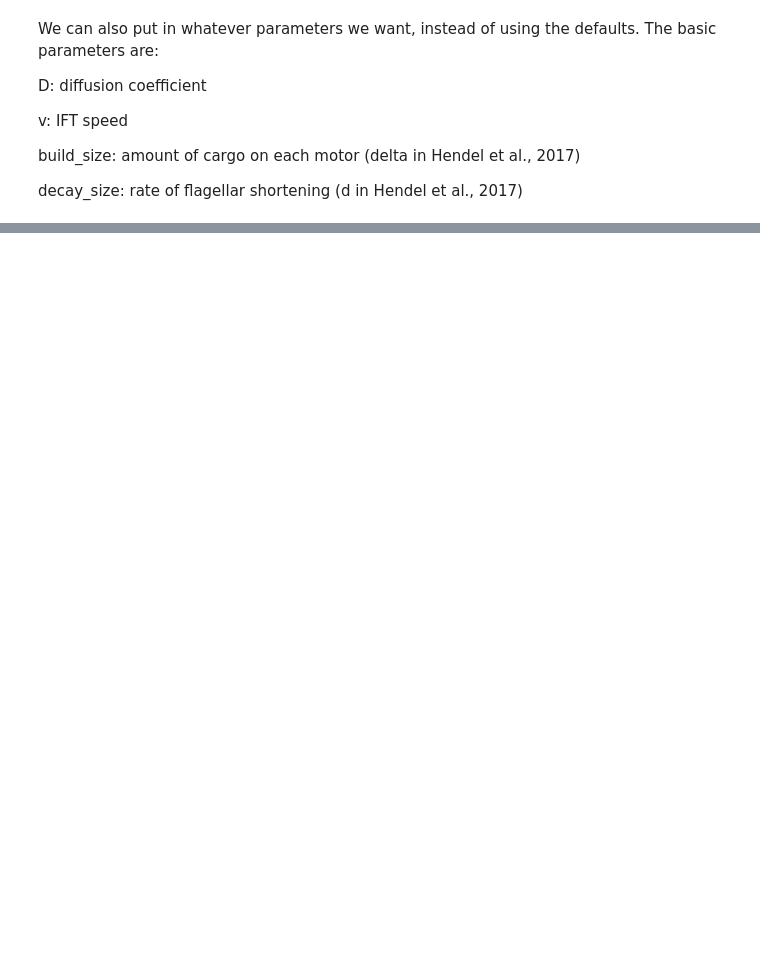
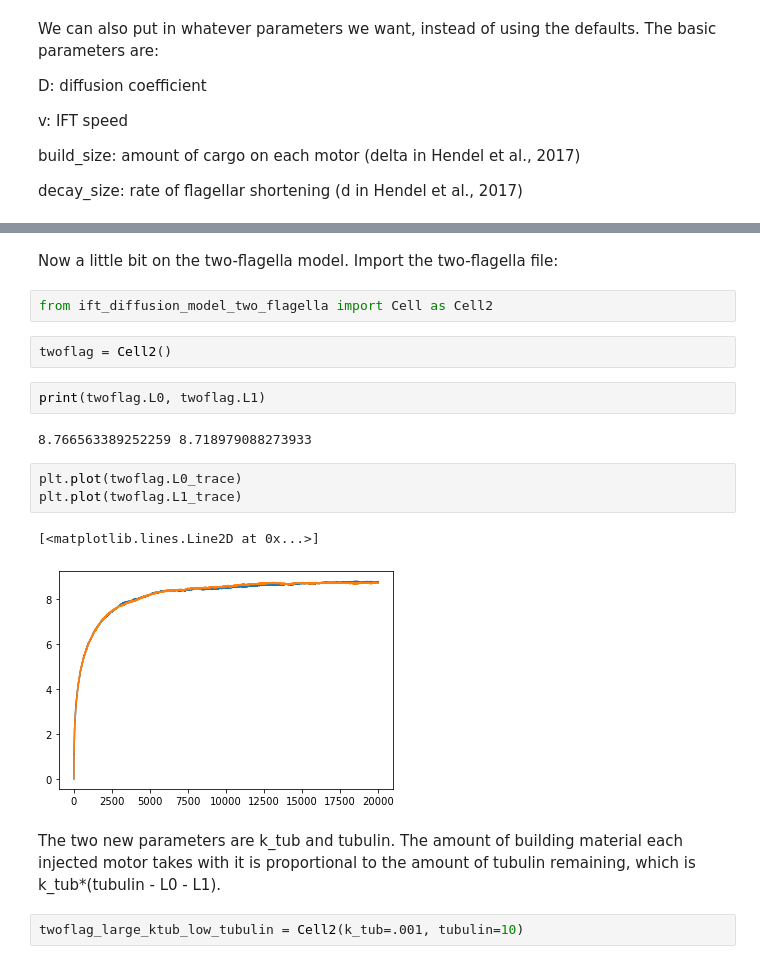
Before and after one commit to nathendel/IFT_diffusion_model, a Jupyter notebook: diffusion_model_tutorial.ipynb, the cells around one changed output, grey strips where cells are left out. Saved outputs shown, nothing was run; the diff lists cells and outputs as text; blank space fills up the shorter version.

```diff
--- a/diffusion_model_tutorial.ipynb
+++ b/diffusion_model_tutorial.ipynb
@@ -59,0 +145,20 @@ Text(0, 0.5, 'steady-state length (um)')
+# %% [markdown]
+Now a little bit on the two-flagella model. Import the two-flagella file:
+# %%
+from ift_diffusion_model_two_flagella import Cell as Cell2
+# %%
+twoflag = Cell2()
+# %%
+print(twoflag.L0, twoflag.L1)
+# %% [output]
+8.766563389252259 8.718979088273933
+# %%
+plt.plot(twoflag.L0_trace)
+plt.plot(twoflag.L1_trace)
+# %% [output]
+[<matplotlib.lines.Line2D at 0x...>]
+[figure, added]
+# %% [markdown]
+The two new parameters are k_tub and tubulin. The amount of building material each injected motor takes with it is proportional to the amount of tubulin remaining, which is k_tub*(tubulin - L0 - L1).
+# %%
+twoflag_large_ktub_low_tubulin = Cell2(k_tub=.001, tubulin=10)
```
Also changed, not shown: parts of 20 cells of this notebook, 1 other file.
